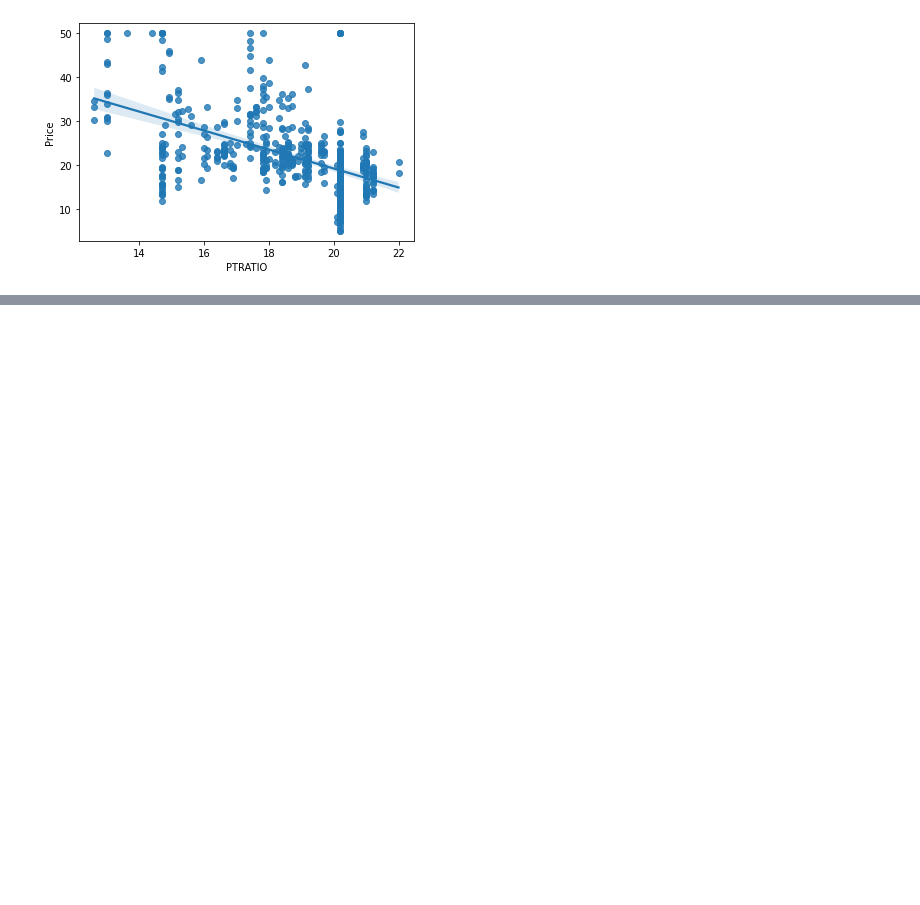
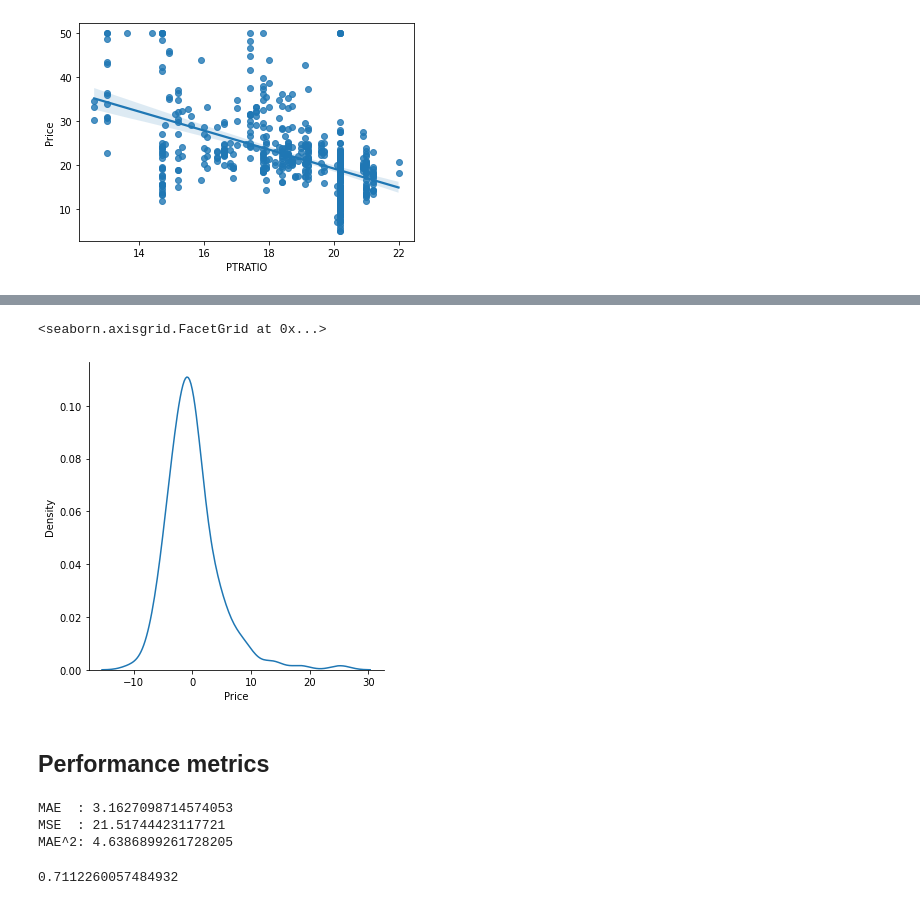
Before and after one commit to SabiViji/ml-projects, a Jupyter notebook: boston-house-prediction/Linear regression implementaion.ipynb, the cells around one changed output, grey strips where cells are left out. Cells and saved outputs as stored; diff of their text form; code cells hidden in the pictures; blank space fills up the shorter version.

```diff
--- a/boston-house-prediction/Linear regression implementaion.ipynb
+++ b/boston-house-prediction/Linear regression implementaion.ipynb
@@ -192,0 +285,11 @@ sns.regplot(x="PTRATIO",y="Price",data=dataset)
+# %%
+# residuals
+residuals = y_test - pred
+# %%
+# plot residuals
+sns.displot(residuals, kind="kde")
+# %% [output]
+<seaborn.axisgrid.FacetGrid at 0x...>
+[figure, added]
+# %% [markdown]
+## Performance metrics
@@ -192,0 +299,8 @@ sns.regplot(x="PTRATIO",y="Price",data=dataset)
+# %%
+print(f"MAE  : {mean_absolute_error(y_test,pred)}")
+print(f"MSE  : {mean_squared_error(y_test,pred)}")
+print(f"MAE^2: {np.sqrt(mean_squared_error(y_test,pred))}")
+# %% [output]
+MAE  : 3.1627098714574053
+MSE  : 21.51744423117721
+MAE^2: 4.6386899261728205
@@ -192,0 +311,4 @@ sns.regplot(x="PTRATIO",y="Price",data=dataset)
+# %%
+score
+# %% [output]
+0.7112260057484932
```
Also changed, not shown: parts of 19 cells of this notebook.
